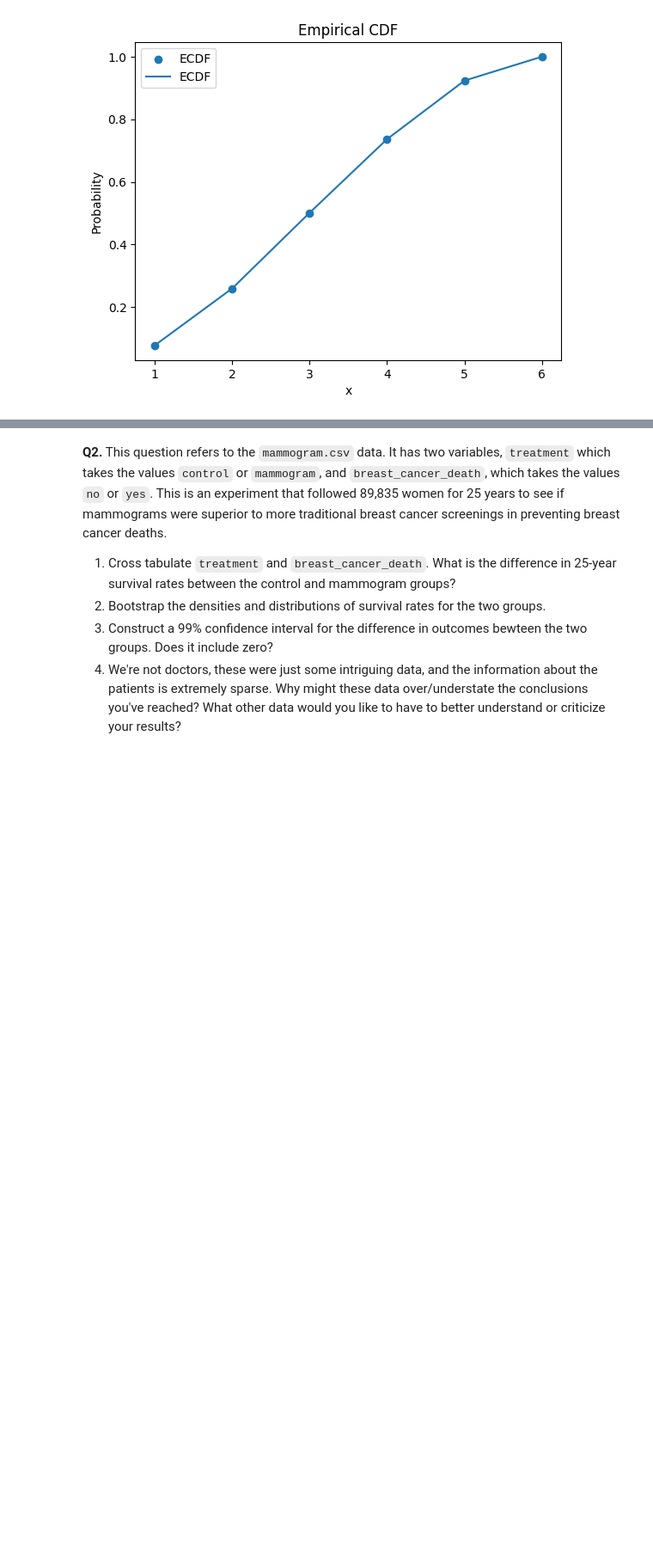
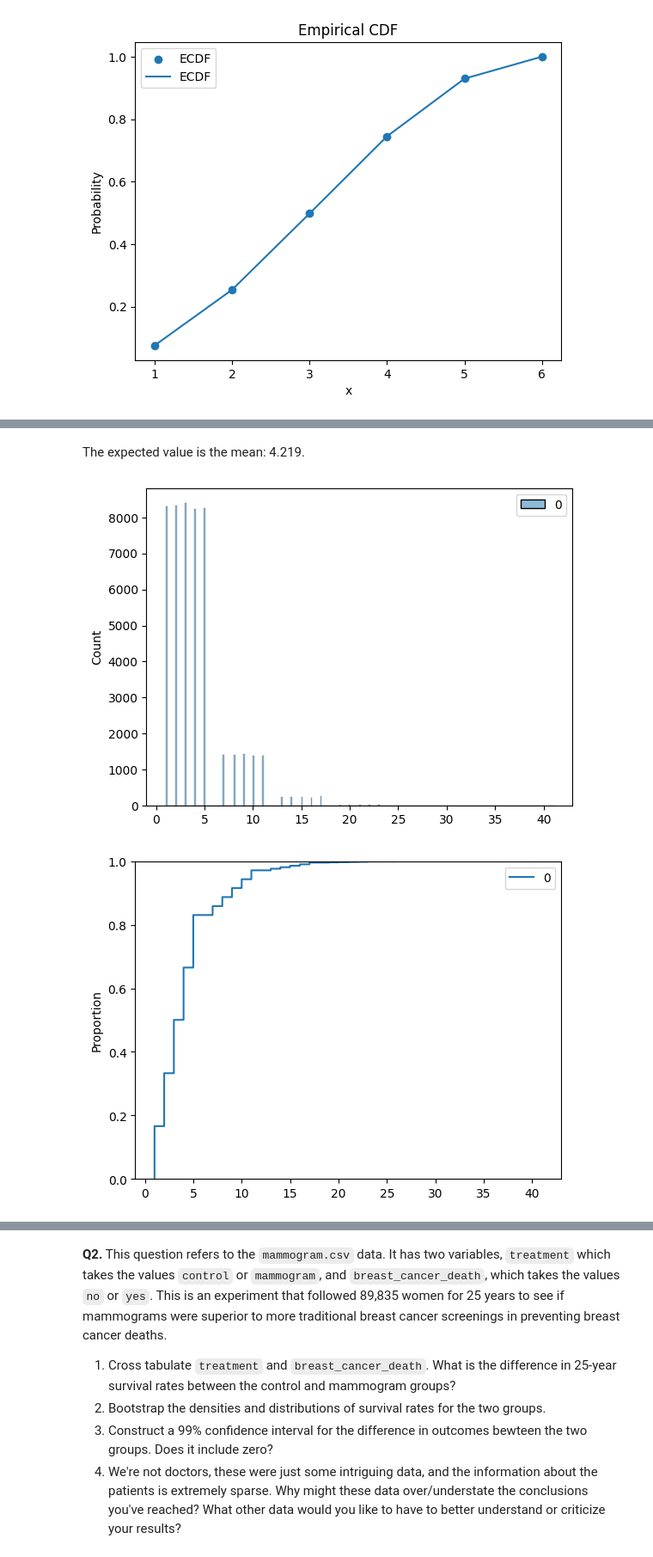
Before and after one commit to alyshaakhtar/DS3001-the_bootstrap, a Jupyter notebook: assignment_5.ipynb, the cells around one changed output, grey strips where cells are left out. Shown at 86% size. Cells and saved outputs as stored; diff of their text form; code cells hidden in the pictures; blank space fills up the shorter version.

```diff
--- a/assignment_5.ipynb
+++ b/assignment_5.ipynb
@@ -142,0 +145,16 @@ plt.show()
+# %%
+N = 50000
+results = []
+for i in range(N):
+    go = True
+    sum = 0
+    while go is True:
+        roll = np.random.choice(faces, size=1)
+        sum += roll
+        if roll < 6:
+            go = False
+            results.append(int(sum[0]))
+
+results = pd.DataFrame(results)
+
+print(results.describe())
@@ -142,0 +171,11 @@ plt.show()
+# %% [markdown]
+The expected value is the mean: 4.219.
+# %%
+sns.histplot(results)
+plt.show()
+
+sns.ecdfplot(results)
+plt.show()
+# %% [output]
+[figure, added]
+[figure, added]
```
Also changed, not shown: parts of 22 cells of this notebook.
